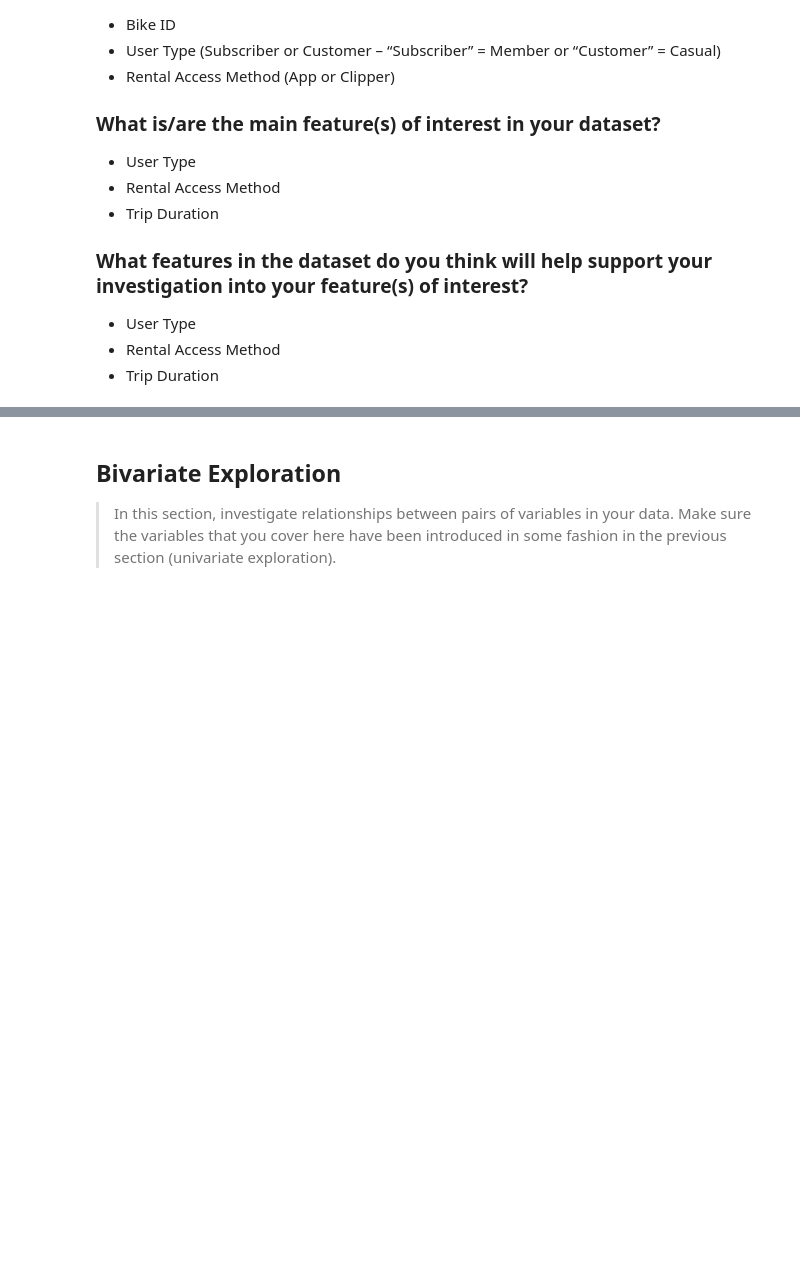
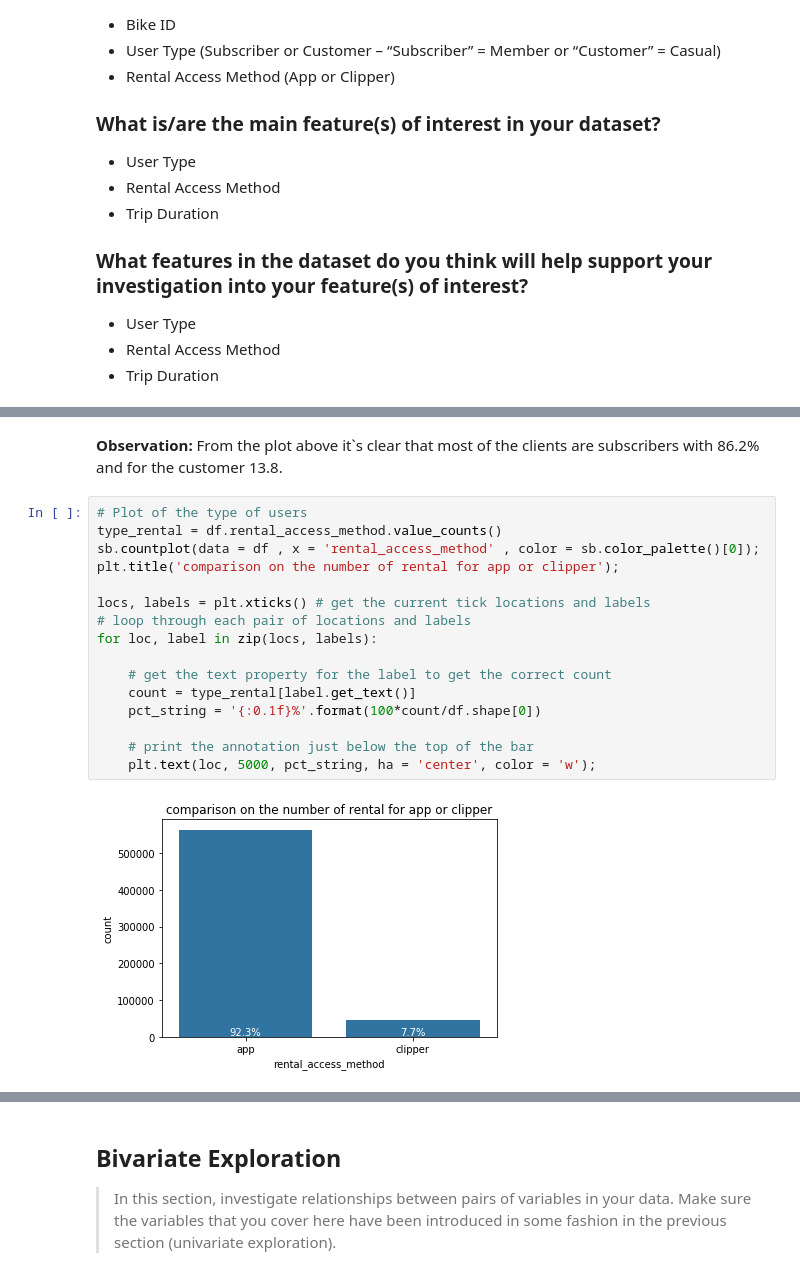
Before and after one commit to Ahmad-Almosallam/Communicate-Data-Findings, a Jupyter notebook: exploration_template.ipynb, the cells around one changed output, grey strips where cells are left out. Saved outputs shown, nothing was run; the diff lists cells and outputs as text; blank space fills up the shorter version.

```diff
--- a/exploration_template.ipynb
+++ b/exploration_template.ipynb
@@ -149,0 +309,20 @@ you plan on investigating next.
+# %% [markdown]
+**Observation:** From the plot above it`s clear that most of the clients are subscribers with 86.2% and for the customer 13.8.
+# %%
+# Plot of the type of users
+type_rental = df.rental_access_method.value_counts()
+sb.countplot(data = df , x = 'rental_access_method' , color = sb.color_palette()[0]);
+plt.title('comparison on the number of rental for app or clipper');
+
+locs, labels = plt.xticks() # get the current tick locations and labels
+# loop through each pair of locations and labels
+for loc, label in zip(locs, labels):
+
+    # get the text property for the label to get the correct count
+    count = type_rental[label.get_text()]
+    pct_string = '{:0.1f}%'.format(100*count/df.shape[0])
+
+    # print the annotation just below the top of the bar
+    plt.text(loc, 5000, pct_string, ha = 'center', color = 'w');
+# %% [output]
+[figure, added]
```
Also changed, not shown: parts of 24 cells of this notebook.
